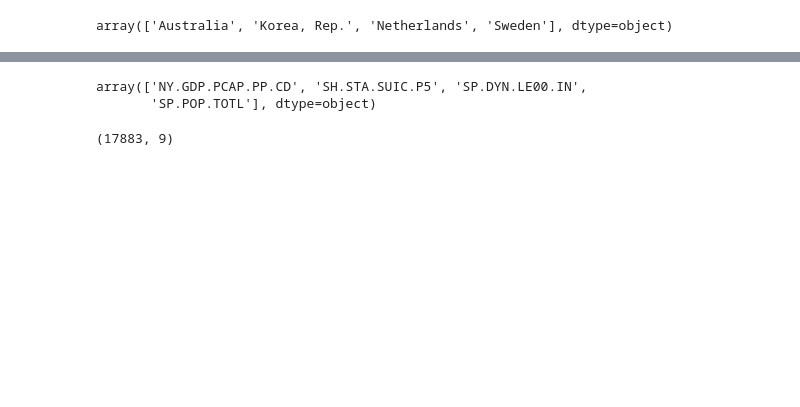
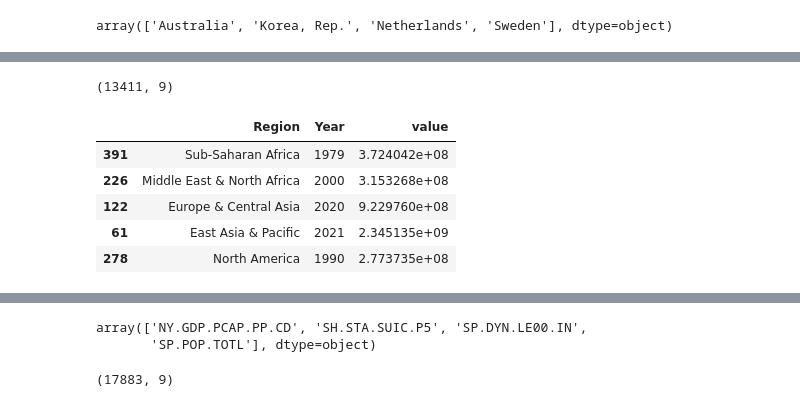
Before and after one commit to davidsadovy/data690_fall2022, a Jupyter notebook: assignment_07/assignment_07.ipynb, the cells around one changed output, grey strips where cells are left out. Saved outputs shown, nothing was run; the diff lists cells and outputs as text; code cells hidden in the pictures; blank space fills up the shorter version.

```diff
--- a/assignment_07/assignment_07.ipynb
+++ b/assignment_07/assignment_07.ipynb
@@ -146,0 +246,21 @@ fig.show()
+# %%
+# create new dataframe with just the population for all countries in all years
+df9 = df.query('indicator == "SP.POP.TOTL"')
+
+# explore first 5 rows of dataframe
+df9.shape
+# %% [output]
+(13411, 9)
+# %%
+# use groupby method to sum populations of each region by year
+df9 = df9.groupby(['Region', 'Year'])['value'].sum().reset_index()
+
+# explore random sample of dataframe
+df9.sample(5)
+# %% [output]
+|  | Region | Year | value |
+| 391 | Sub-Saharan Africa | 1979 | 3.724042e+08 |
+| 226 | Middle East & North Africa | 2000 | 3.153268e+08 |
+| 122 | Europe & Central Asia | 2020 | 9.229760e+08 |
+| 61 | East Asia & Pacific | 2021 | 2.345135e+09 |
+| 278 | North America | 1990 | 2.773735e+08 |
```
Also changed, not shown: parts of 20 cells of this notebook.
